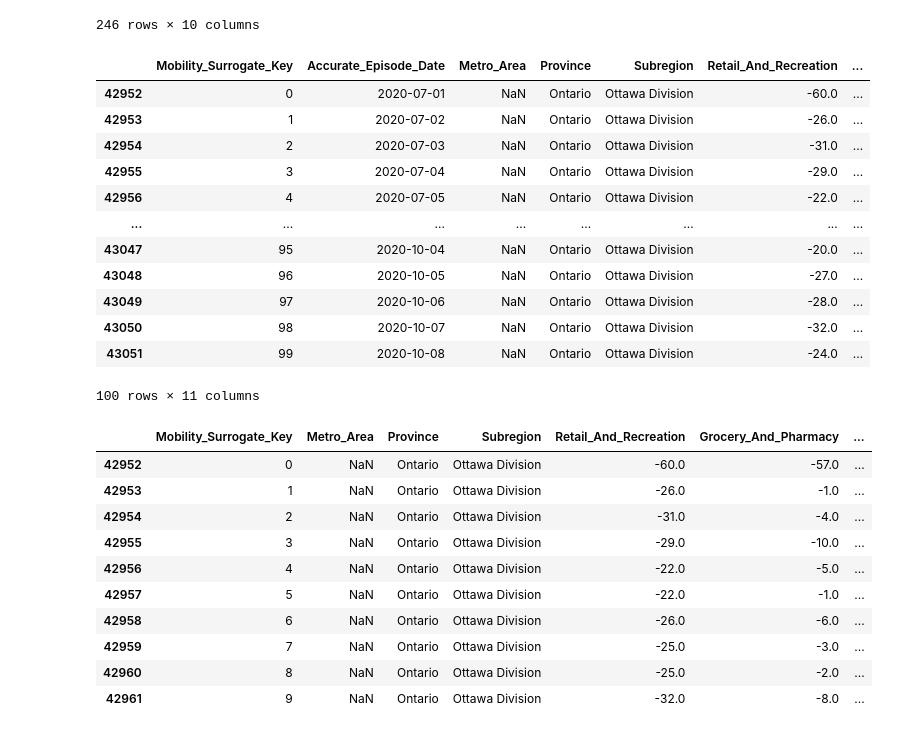
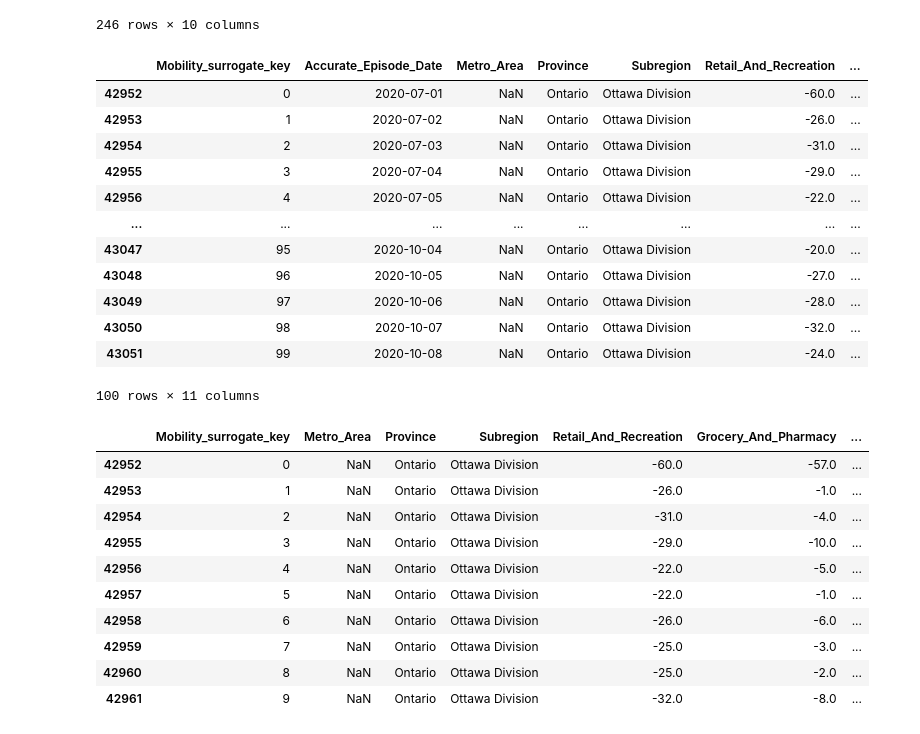
Before and after one commit to vekshan/Covid-19-Tracking-and-Lifestyle-Trends, a Jupyter notebook: preprocess_mobility.ipynb, the cells around one changed output. Saved outputs shown, nothing was run; the diff lists cells and outputs as text; code cells hidden in the pictures.

```diff
--- a/preprocess_mobility.ipynb
+++ b/preprocess_mobility.ipynb
@@ -53,10 +53,10 @@ Mobility_dimension.head(1000)
 | 49231 | 2020-10-31 | NaN | Ontario | Toronto Division | -31.0 | -2.0 | ... |
 246 rows × 10 columns
 # %%
-Mobility_dimension.insert(0, "Mobility_Surrogate_Key",  np.arange(len(Mobility_dimension)))
+Mobility_dimension.insert(0, "Mobility_surrogate_key",  np.arange(len(Mobility_dimension)))
 Mobility_dimension.head(100)
 # %% [output]
-|  | Mobility_Surrogate_Key | Accurate_Episode_Date | Metro_Area | Province | Subregion | Retail_And_Recreation | ... |
+|  | Mobility_surrogate_key | Accurate_Episode_Date | Metro_Area | Province | Subregion | Retail_And_Recreation | ... |
 | 42952 | 0 | 2020-07-01 | NaN | Ontario | Ottawa Division | -60.0 | ... |
 | 42953 | 1 | 2020-07-02 | NaN | Ontario | Ottawa Division | -26.0 | ... |
 | 42954 | 2 | 2020-07-03 | NaN | Ontario | Ottawa Division | -31.0 | ... |
@@ -75,7 +75,7 @@ Mobility_dimension.to_csv('Mobility_Dimension_With_Date.csv',index = False, head
 Mobility_dimension.drop('Accurate_Episode_Date', axis=1, inplace = True)
 Mobility_dimension.head(10)
 # %% [output]
-|  | Mobility_Surrogate_Key | Metro_Area | Province | Subregion | Retail_And_Recreation | Grocery_And_Pharmacy | ... |
+|  | Mobility_surrogate_key | Metro_Area | Province | Subregion | Retail_And_Recreation | Grocery_And_Pharmacy | ... |
 | 42952 | 0 | NaN | Ontario | Ottawa Division | -60.0 | -57.0 | ... |
 | 42953 | 1 | NaN | Ontario | Ottawa Division | -26.0 | -1.0 | ... |
 | 42954 | 2 | NaN | Ontario | Ottawa Division | -31.0 | -4.0 | ... |
```
Also changed, not shown: parts of 2 cells of this notebook, 7 other files.
